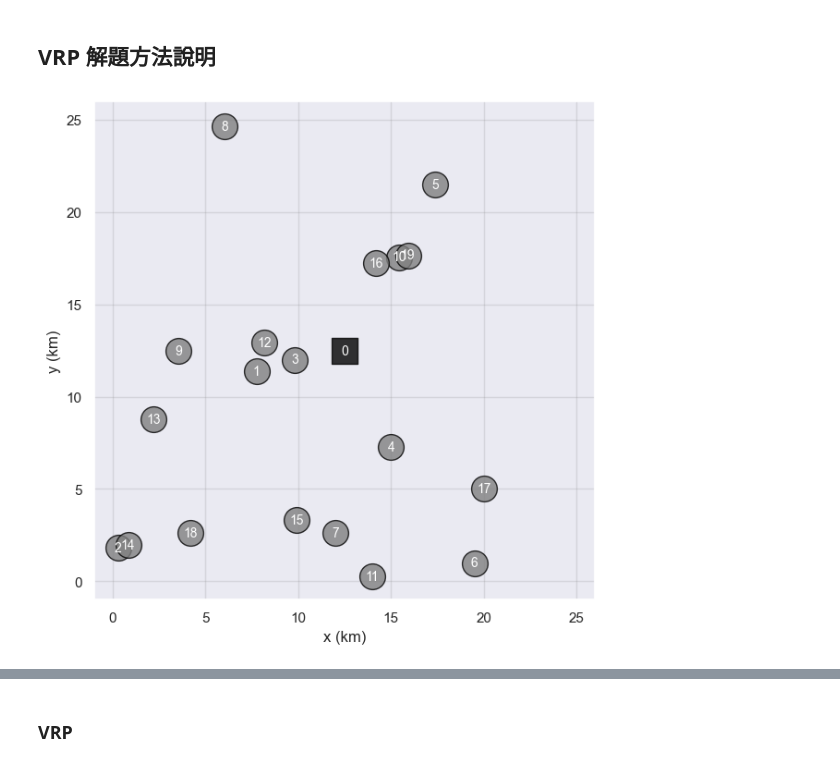
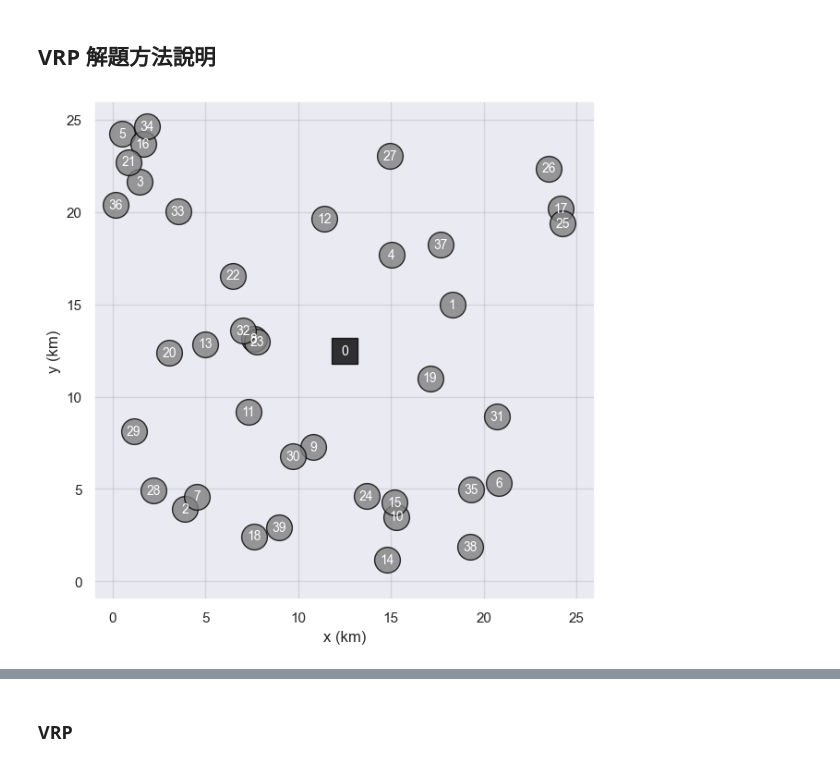
Before and after one commit to jy09567824/vehicle-routing-problem, a Jupyter notebook: RDVRP_ORTools.ipynb, the cells around one changed output, grey strips where cells are left out. Cells and saved outputs as stored; diff of their text form; code cells hidden in the pictures.

```diff
--- a/RDVRP_ORTools.ipynb
+++ b/RDVRP_ORTools.ipynb
@@ -461,7 +666,7 @@ def plot_map(routes, drone_routes=[], robot_routes=[], **controls):
                         if index != (len(route) - 1):
                             draw_line(route)
                         if 0 < index < (len(route) - 1):
-                            draw_node(node)
+                            draw_node(node, color=robot_color, marker='H')
         # Draw un-passed nodes
         unpassed_nodes = [i for i in range(data["num_nodes"]) if i not in passed_nodes]
         if len(unpassed_nodes) > 0:
@@ -506,12 +711,12 @@ def plot_cluster(labels):
 ## VRP 解題方法說明
 # %%
 # Set data & control parameter
-controls = dict(map_size=(25, 25), num_nodes=20, num_vehicle=3)
+controls = dict(map_size=(25, 25), num_nodes=40, num_vehicle=2)
 data = create_data_model(**controls)
 
 plot_map(routes=[], **controls)
 # %% [output]
-[figure, old version]
+[figure, new version]
 # %%
 pd.json_normalize(data)
 # %% [output]
```
Also changed, not shown: parts of 23 cells of this notebook, 1 other file.
